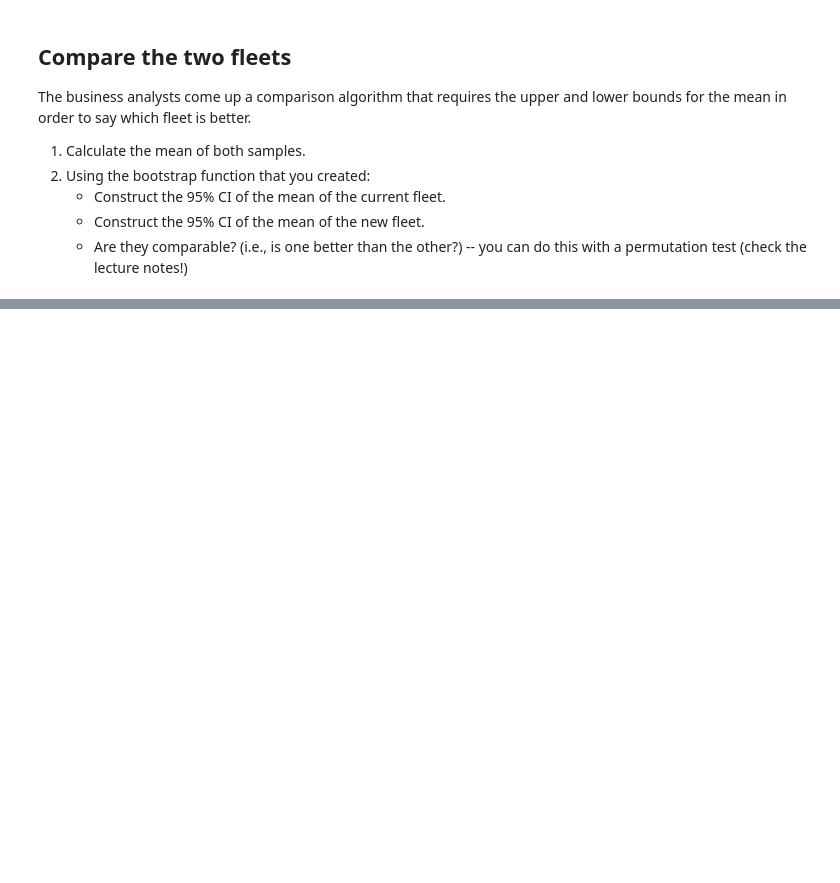
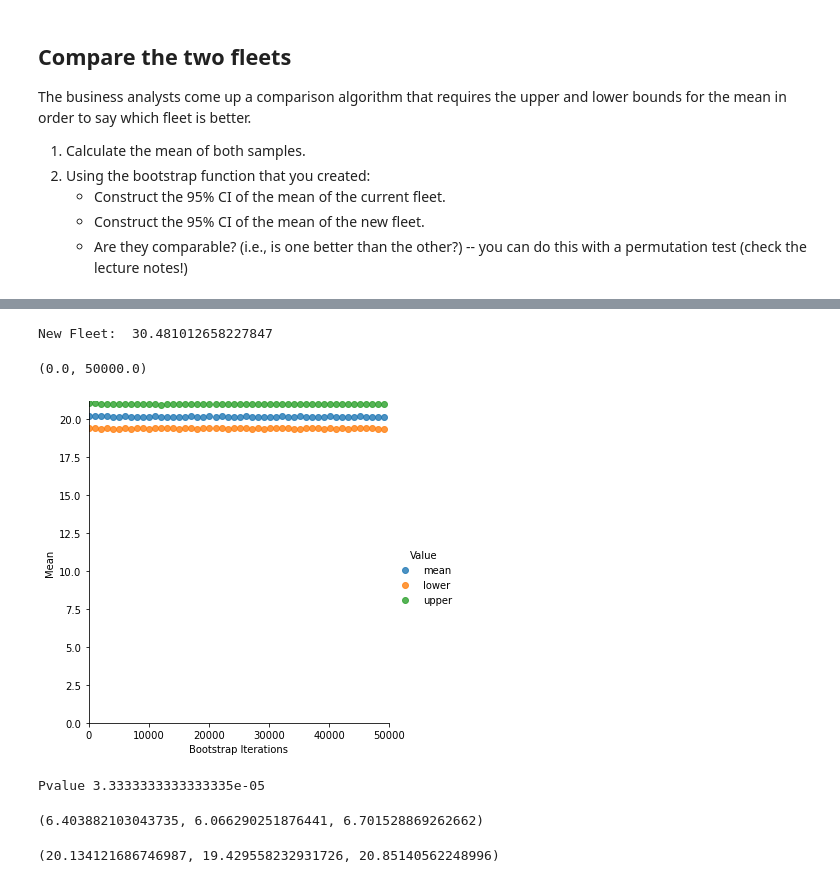
Before and after one commit to PauMarquez99/DataScience-CE888, a Jupyter notebook: Lab2/lab2 - bootstrap/bootstrap.ipynb, the cells around one changed output, grey strips where cells are left out. Drawn from its saved outputs; the diff is of its cells as text; code cells hidden in the pictures; blank space fills up the shorter version.

```diff
--- a/Lab2/lab2 - bootstrap/bootstrap.ipynb
+++ b/Lab2/lab2 - bootstrap/bootstrap.ipynb
@@ -163,3 +177,24 @@ Current Fleet:  20.14457831325301
+# %%
+
+print('New Fleet: ', np.mean(data2))
+
+
+boots2 = []
+for i in range(100, 50000, 1000):
+    boot2 = bootstrap_mean(data2, data2.shape[0], i)
+    boots2.append([i, boot[0], "mean"])
+    boots2.append([i, boot[1], "lower"])
+    boots2.append([i, boot[2], "upper"])
+
+df_boot2 = pd.DataFrame(boots2, columns=['Bootstrap Iterations', 'Mean', "Value"])
+sns_plot = sns.lmplot(df_boot2.columns[0], df_boot2.columns[1], data=df_boot, fit_reg=False, hue="Value")
+
+sns_plot.axes[0, 0].set_ylim(0,)
+sns_plot.axes[0, 0].set_xlim(0, 50000)
+# %% [output]
+New Fleet:  30.481012658227847
+(0.0, 50000.0)
+[figure, added]
 # %%
 # Create your own function for a permutation test here (you will need it for the lab quiz!):
 def permut_test(sample1, sample2, n_permutations):
@@ -171 +225,5 @@ def permut_test(sample1, sample2, n_permutations):
     return pvalue
+# %%
+print('Pvalue', permut_test(data, data2, 30000 ))
+# %% [output]
+Pvalue 3.3333333333333335e-05
@@ -171,0 +245,8 @@ def permut_test(sample1, sample2, n_permutations):
+# %%
+bootstrap_std_ci(data, len(data), 10000, 73)
+# %% [output]
+(6.403882103043735, 6.066290251876441, 6.701528869262662)
+# %%
+print(bootstrap_mean_ci(data, len(data), 10000 , 92))
+# %% [output]
+(20.134121686746987, 19.429558232931726, 20.85140562248996)
```
Also changed, not shown: parts of 11 cells of this notebook, 1 other file.
